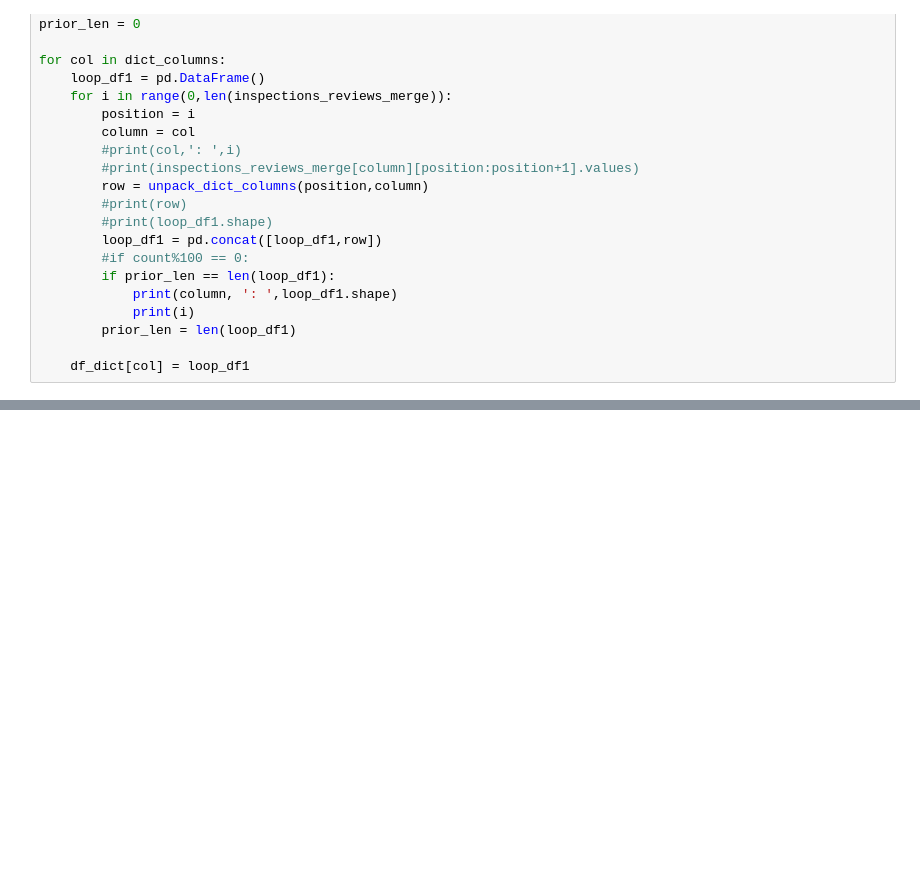
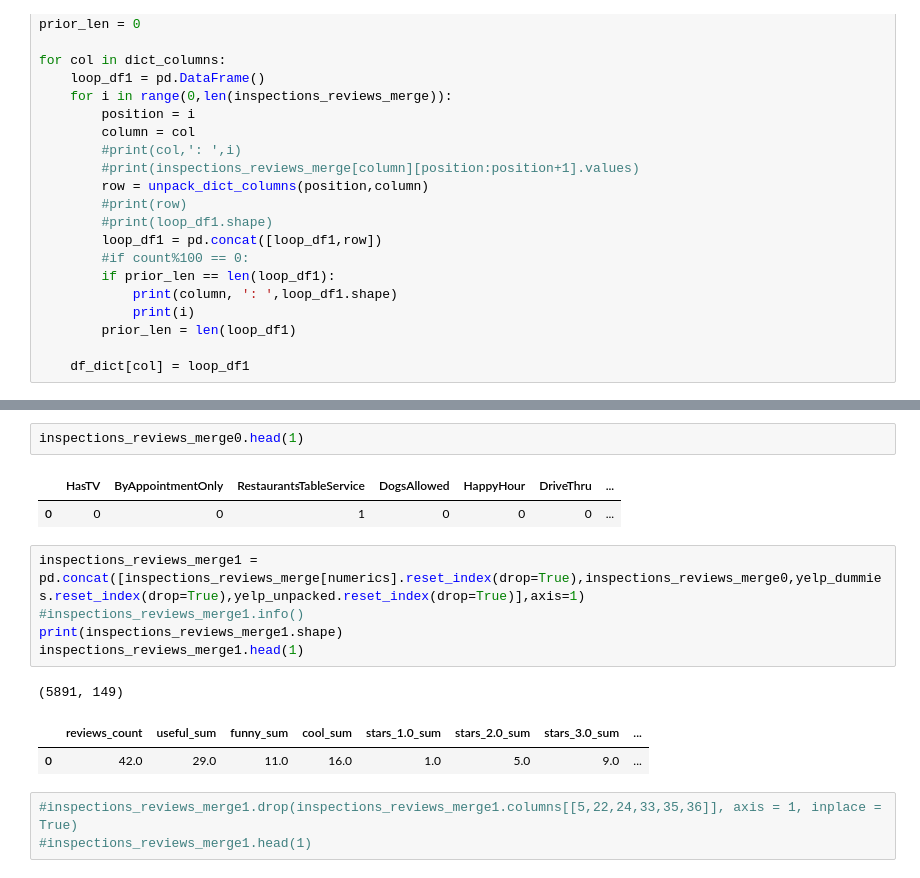
Before and after one commit to ellerybledsoe/Springboard, a Jupyter notebook: Austin Restaurant Inspections_Data Wrangling.ipynb, the cells around one changed output, grey strips where cells are left out. Drawn from its saved outputs; the diff is of its cells as text; blank space fills up the shorter version.

```diff
--- a/Austin Restaurant Inspections_Data Wrangling.ipynb
+++ b/Austin Restaurant Inspections_Data Wrangling.ipynb
@@ -840,0 +789,17 @@ inspections_reviews_merge1.head()
+# %%
+inspections_reviews_merge0.head(1)
+# %% [output]
+|  | HasTV | ByAppointmentOnly | RestaurantsTableService | DogsAllowed | HappyHour | DriveThru | ... |
+| 0 | 0 | 0 | 1 | 0 | 0 | 0 | ... |
+# %%
+inspections_reviews_merge1 = pd.concat([inspections_reviews_merge[numerics].reset_index(drop=True),inspections_reviews_merge0,yelp_dummies.reset_index(drop=True),yelp_unpacked.reset_index(drop=True)],axis=1)
+#inspections_reviews_merge1.info()
+print(inspections_reviews_merge1.shape)
+inspections_reviews_merge1.head(1)
+# %% [output]
+(5891, 149)
+|  | reviews_count | useful_sum | funny_sum | cool_sum | stars_1.0_sum | stars_2.0_sum | stars_3.0_sum | ... |
+| 0 | 42.0 | 29.0 | 11.0 | 16.0 | 1.0 | 5.0 | 9.0 | ... |
+# %%
+#inspections_reviews_merge1.drop(inspections_reviews_merge1.columns[[5,22,24,33,35,36]], axis = 1, inplace = True)
+#inspections_reviews_merge1.head(1)
```
Also changed, not shown: parts of 27 cells of this notebook.
